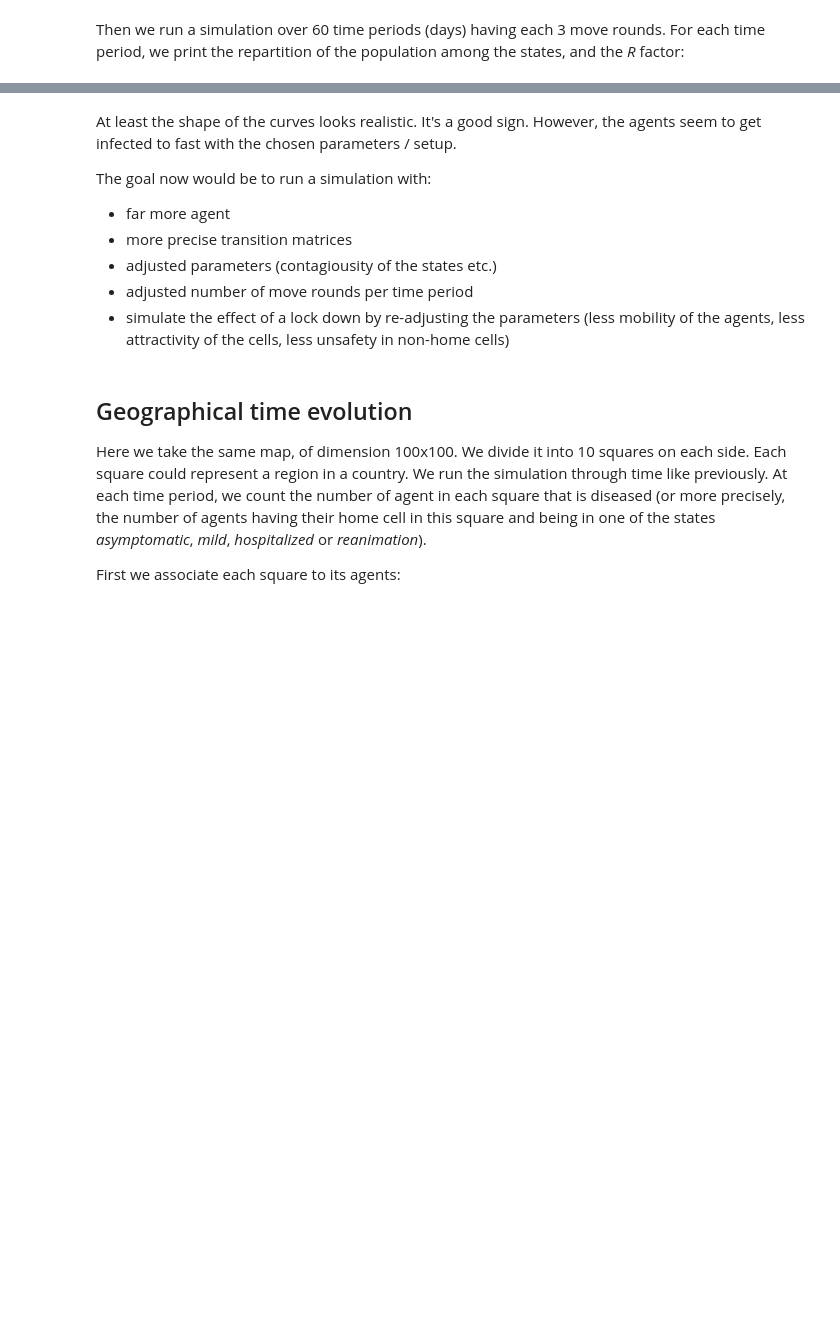
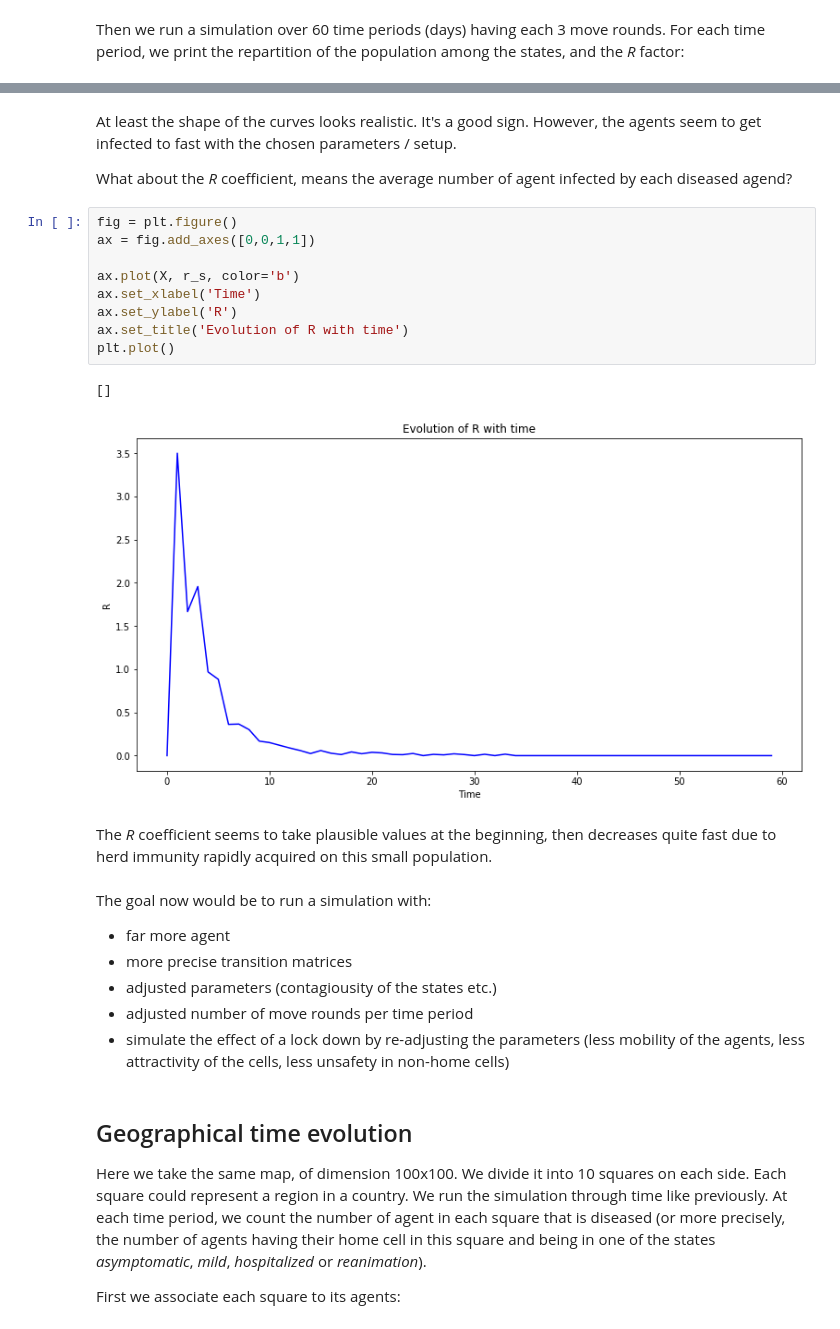
Before and after one commit to parcoor/py-propagsim, a Jupyter notebook: examples/example0.ipynb, the cells around one changed output, grey strips where cells are left out. Saved outputs shown, nothing was run; the diff lists cells and outputs as text; blank space fills up the shorter version.

Commit message:
computation of R coefficient fixed, notebook completed

```diff
--- a/examples/example0.ipynb
+++ b/examples/example0.ipynb
@@ -286,6 +287,22 @@ plt.plot()
+# %% [markdown]
+At least the shape of the curves looks realistic. It's a good sign. However, the agents seem to get infected to fast with the chosen parameters / setup.
+
+What about the *R* coefficient, means the average number of agent infected by each diseased agend?
+# %%
+fig = plt.figure()
+ax = fig.add_axes([0,0,1,1])
+
+ax.plot(X, r_s, color='b')
+ax.set_xlabel('Time')
+ax.set_ylabel('R')
+ax.set_title('Evolution of R with time')
+plt.plot()
+# %% [output]
+[]
+[figure, added]
+# %% [markdown]
+The *R* coefficient seems to take plausible values at the beginning, then decreases quite fast due to herd immunity rapidly acquired on this small population.
 # %% [markdown]
-At least the shape of the curves looks realistic. It's a good sign. However, the agents seem to get infected to fast with the chosen parameters / setup.
-
 The goal now would be to run a simulation with:
 * far more agent
 * more precise transition matrices
```
Also changed, not shown: parts of 7 cells of this notebook, 4 other files.
